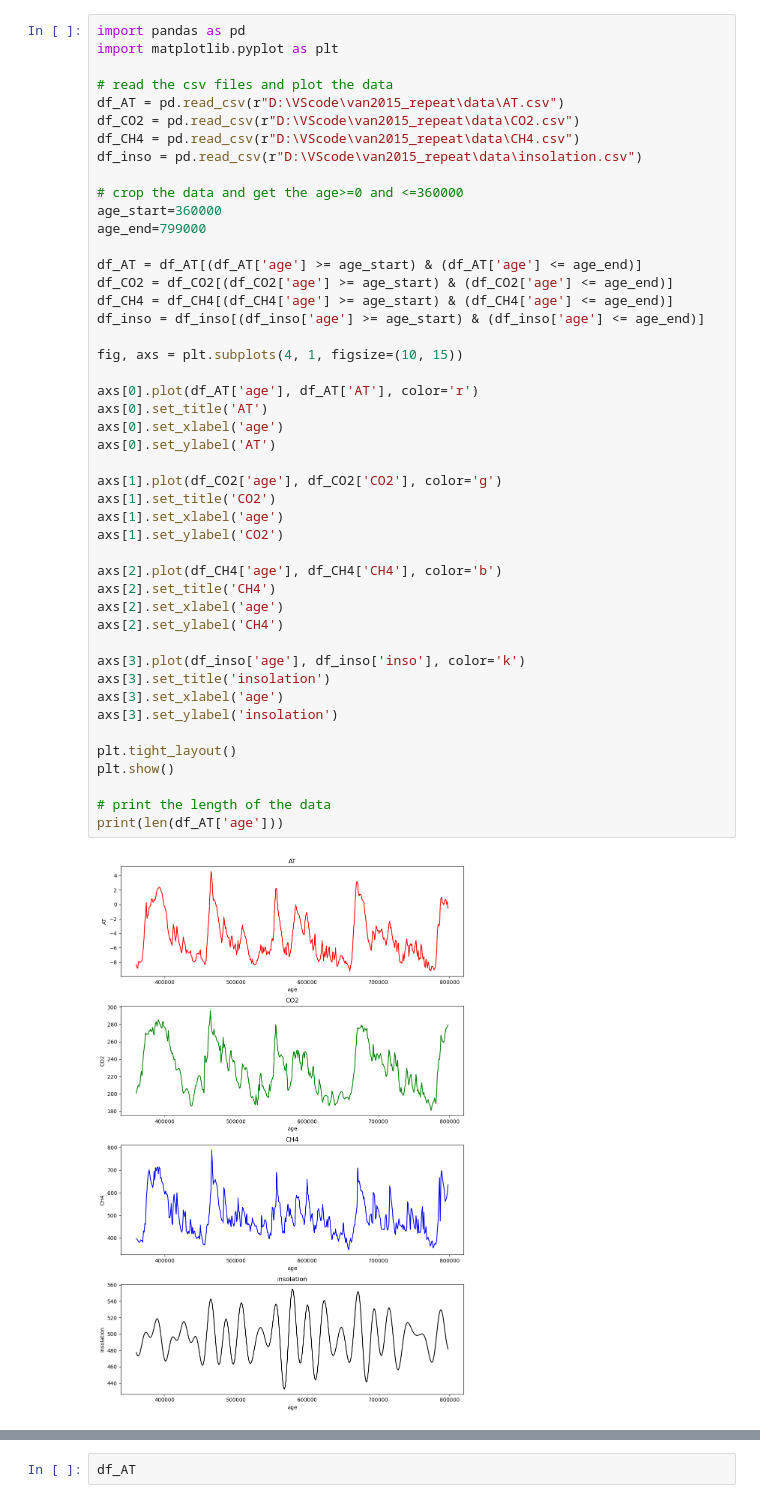
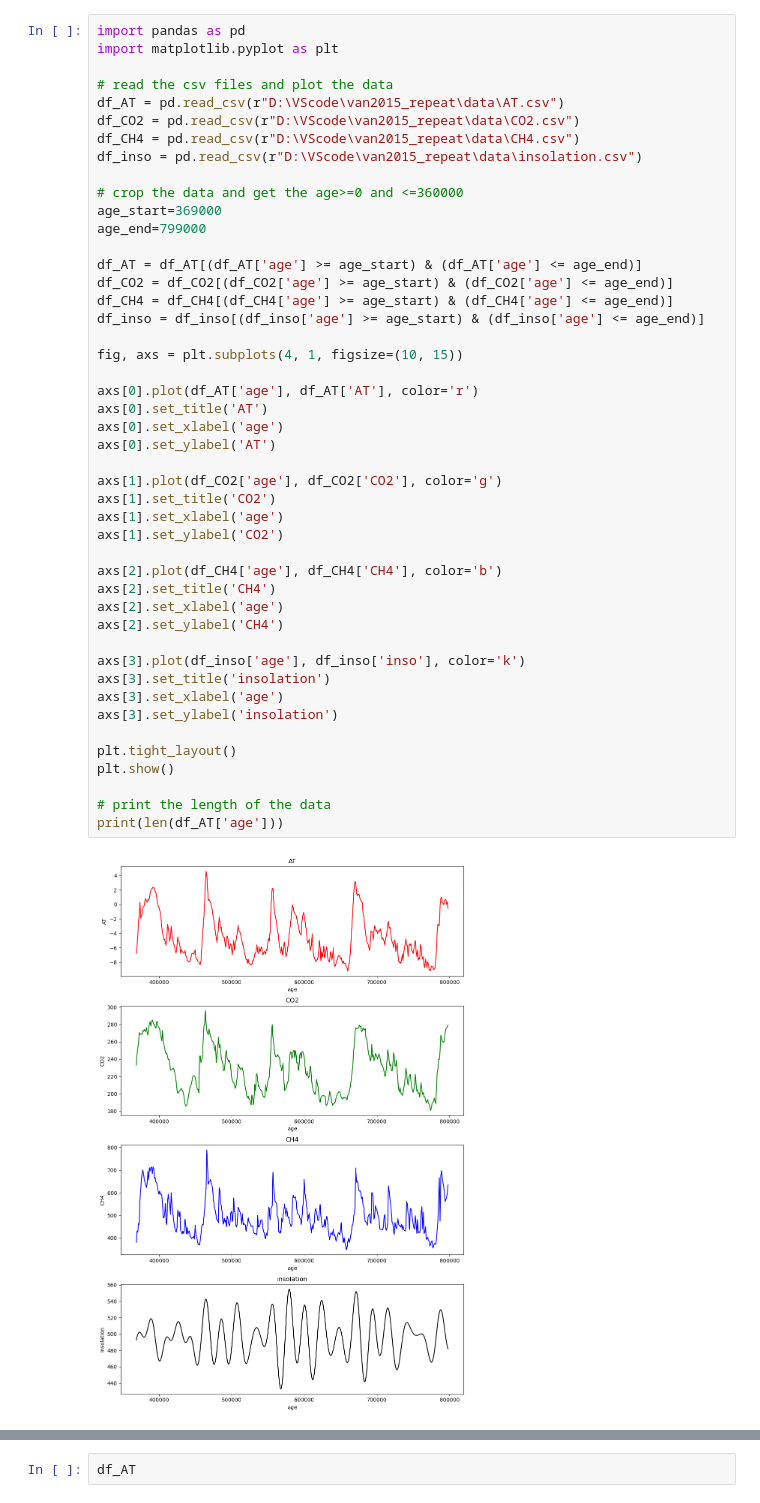
Before and after one commit to Peisong-Zheng/van2015_repeat, a Jupyter notebook: New_data_CCM_late.ipynb, the cells around one changed output, grey strips where cells are left out. Drawn from its saved outputs; the diff is of its cells as text.

```diff
--- a/New_data_CCM_late.ipynb
+++ b/New_data_CCM_late.ipynb
@@ -9,7 +9,7 @@ df_CH4 = pd.read_csv(r"D:\VScode\van2015_repeat\data\CH4.csv")
 df_inso = pd.read_csv(r"D:\VScode\van2015_repeat\data\insolation.csv")
 
 # crop the data and get the age>=0 and <=360000
-age_start=360000
+age_start=369000
 age_end=799000
 
 df_AT = df_AT[(df_AT['age'] >= age_start) & (df_AT['age'] <= age_end)]
@@ -18,31 +18,31 @@ df_CH4 = df_CH4[(df_CH4['age'] >= age_start) & (df_CH4['age'] <= age_end)]
 df_inso = df_inso[(df_inso['age'] >= age_start) & (df_inso['age'] <= age_end)]
 
 fig, axs = plt.subplots(4, 1, figsize=(10, 15))
 
 axs[0].plot(df_AT['age'], df_AT['AT'], color='r')
 axs[0].set_title('AT')
 axs[0].set_xlabel('age')
 axs[0].set_ylabel('AT')
 
 axs[1].plot(df_CO2['age'], df_CO2['CO2'], color='g')
 axs[1].set_title('CO2')
 axs[1].set_xlabel('age')
 axs[1].set_ylabel('CO2')
 
 axs[2].plot(df_CH4['age'], df_CH4['CH4'], color='b')
 axs[2].set_title('CH4')
 axs[2].set_xlabel('age')
 axs[2].set_ylabel('CH4')
 
 axs[3].plot(df_inso['age'], df_inso['inso'], color='k')
 axs[3].set_title('insolation')
 axs[3].set_xlabel('age')
 axs[3].set_ylabel('insolation')
 
 plt.tight_layout()
 plt.show()
 
 # print the length of the data
 print(len(df_AT['age']))
 # %% [output]
-[figure, old version]
+[figure, new version]
```
Also changed, not shown: parts of 7 cells of this notebook, 1 other file.
